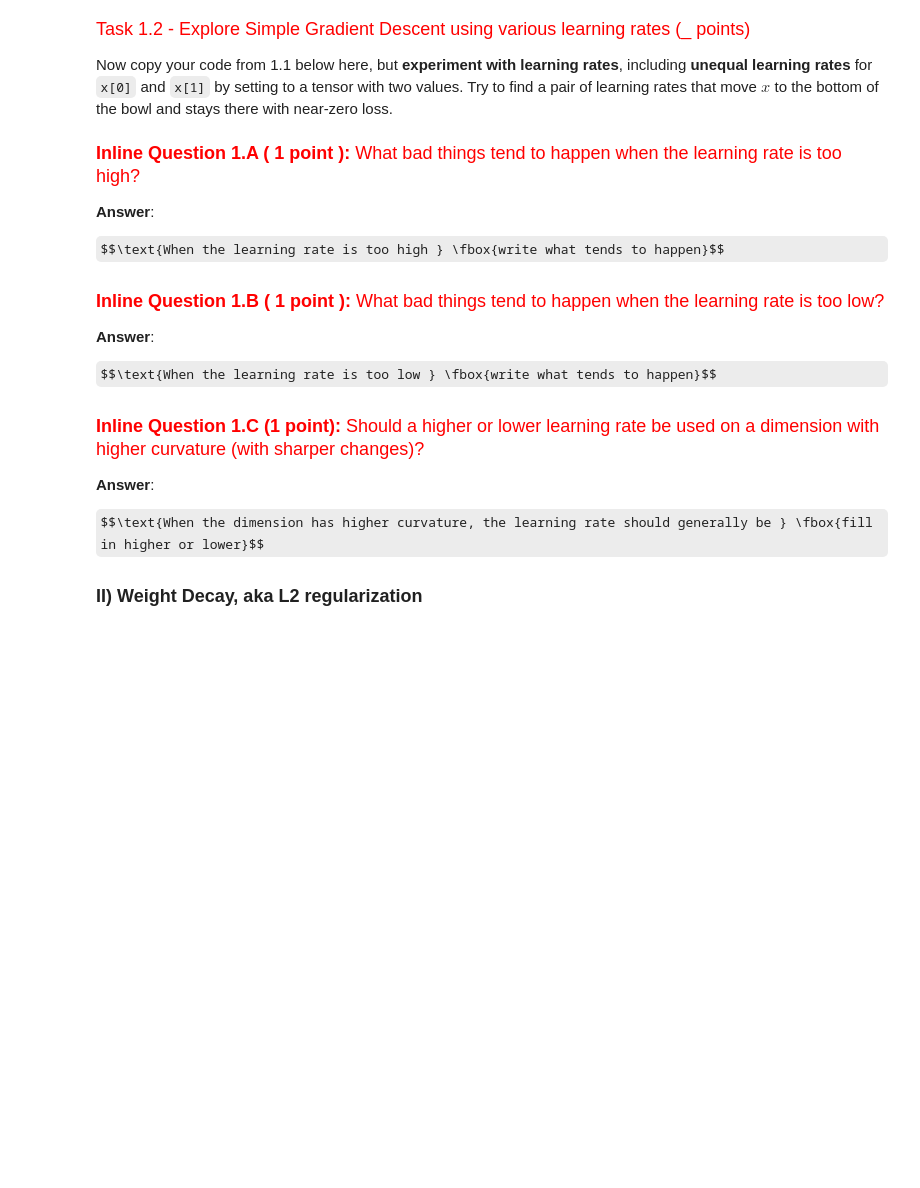
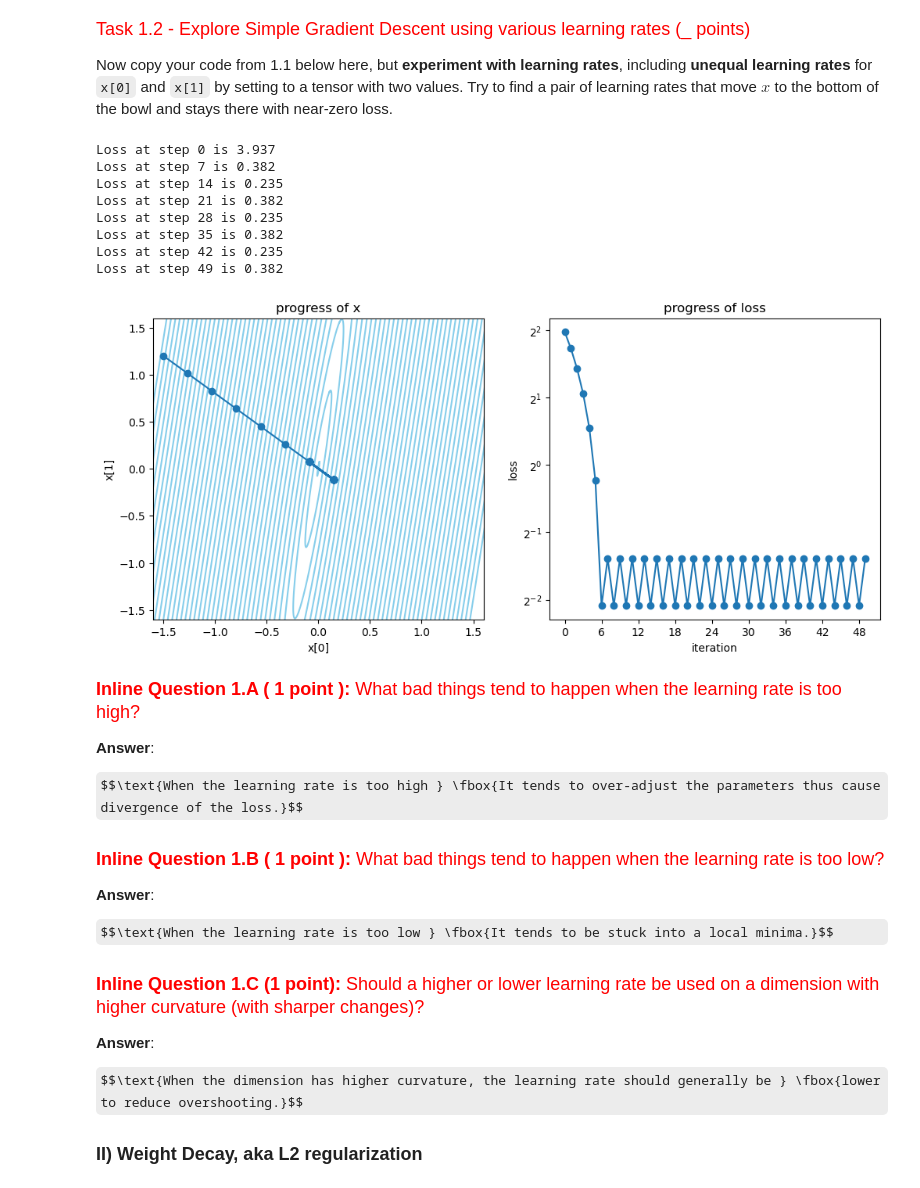
Before and after one commit to zzfz1/CS7150-Homework-2, a Jupyter notebook: HW2_1_OptimizationAndNetworkArchitecture.ipynb, the cells around one changed output. Drawn from its saved outputs; the diff is of its cells as text; code cells hidden in the pictures; some formulas as TeX source; blank space fills up the shorter version.

```diff
--- a/HW2_1_OptimizationAndNetworkArchitecture.ipynb
+++ b/HW2_1_OptimizationAndNetworkArchitecture.ipynb
@@ -132,33 +148,59 @@ Another fancy idea is to mix learning rates, with different learning rates for e
 Now copy your code from 1.1 below here, but **experiment with learning rates**, including **unequal learning rates** for `x[0]` and `x[1]` by setting to a tensor with two values.  Try to find a pair of learning rates that move $x$ to the bottom of the bowl and stays there with near-zero loss.
 # %%
 ################################################################################
-# TODO: Copy your solution from Task 1.1 here and attempt to discover a pair of
+# Copy your solution from Task 1.1 here and attempt to discover a pair of
 # learning rates that guide the optimization process to place 'x' at the lowest
-#point of the bowl and maintain it there with a nearly zero loss.
+# point of the bowl and maintain it there with a nearly zero loss.
 ################################################################################
+# Do not change the starting x.
+x = torch.tensor([-1.5, 1.2])
+x.requires_grad = True
+L = LossFunctionWithPlot()
 
+# Start by using a learning rate of 0.1.
+learning_rate = torch.tensor([0.1, 0.55])
+
+for iter in range(50):
+    loss = L(x)
+    if iter % 7 == 0:
+        print(f"Loss at step {iter} is {loss.item():.3f}")
+    loss.backward()
+    with torch.no_grad():
+        x -= learning_rate * x.grad
+    x.grad = None
+L.plot_history()
 
 ###########################################################################
 #                             END OF YOUR CODE                            #
 ###########################################################################
+# %% [output]
+Loss at step 0 is 3.937
+Loss at step 7 is 0.382
+Loss at step 14 is 0.235
+Loss at step 21 is 0.382
+Loss at step 28 is 0.235
+Loss at step 35 is 0.382
+Loss at step 42 is 0.235
+Loss at step 49 is 0.382
+[figure, added]
 # %% [markdown]
 <font size='4' color='red'>**Inline Question 1.A ( 1 point ):** What bad things tend to happen when the learning rate is too high? </font>
 
 **Answer**:
 
-$$\text{When the learning rate is too high } \fbox{write what tends to happen}$$
+$$\text{When the learning rate is too high } \fbox{It tends to over-adjust the parameters thus cause divergence of the loss.}$$
 # %% [markdown]
 <font size='4' color='red'>**Inline Question 1.B ( 1 point ):**  What bad things tend to happen when the learning rate is too low?</font>
 
 **Answer**:
 
-$$\text{When the learning rate is too low } \fbox{write what tends to happen}$$
+$$\text{When the learning rate is too low } \fbox{It tends to be stuck into a local minima.}$$
 # %% [markdown]
 <font size='4' color='red'>**Inline Question 1.C (1 point):**  Should a higher or lower learning rate be used on a dimension with higher curvature (with sharper changes)?</font>
 
 **Answer**:
 
-$$\text{When the dimension has higher curvature, the learning rate should generally be } \fbox{fill in higher or lower}$$
+$$\text{When the dimension has higher curvature, the learning rate should generally be } \fbox{lower to reduce overshooting.}$$
 # %% [markdown]
 <font size='4'>**II) Weight Decay, aka L2 regularization**</font>
 # %% [markdown]
```
Also changed, not shown: parts of 43 cells of this notebook.
